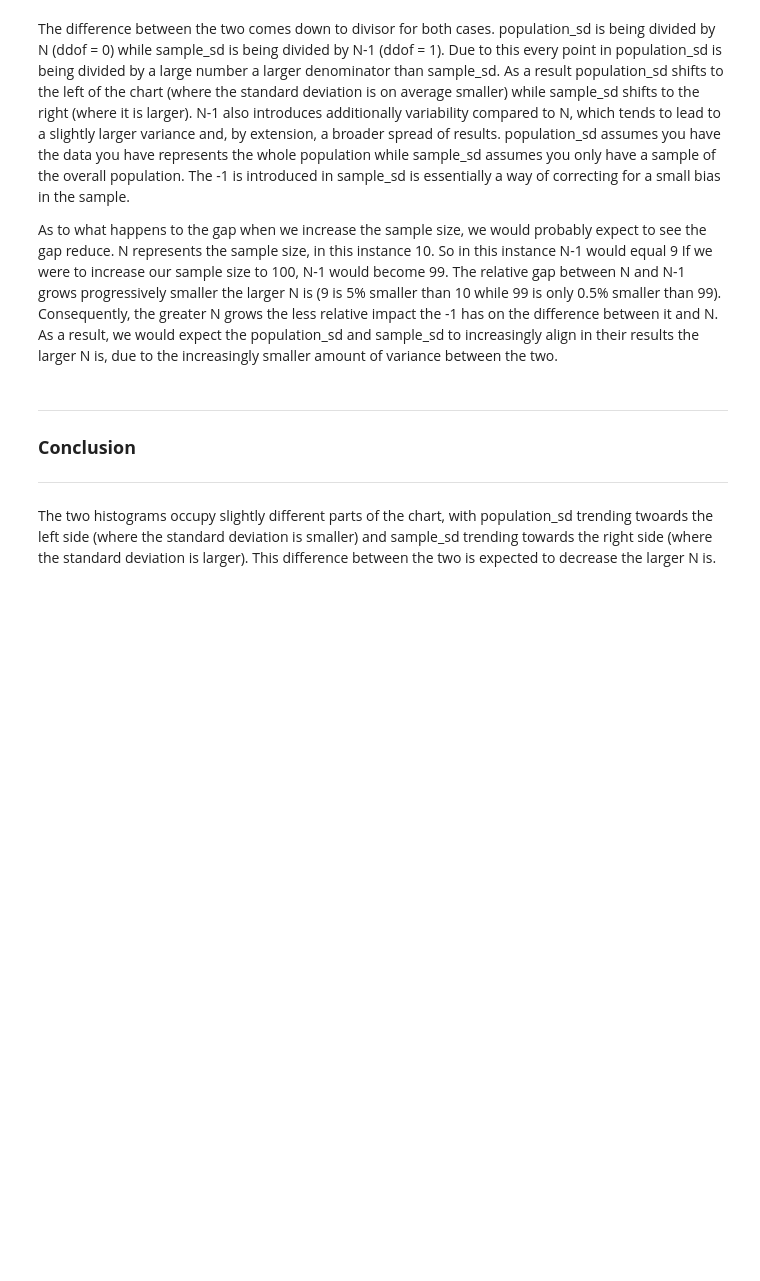
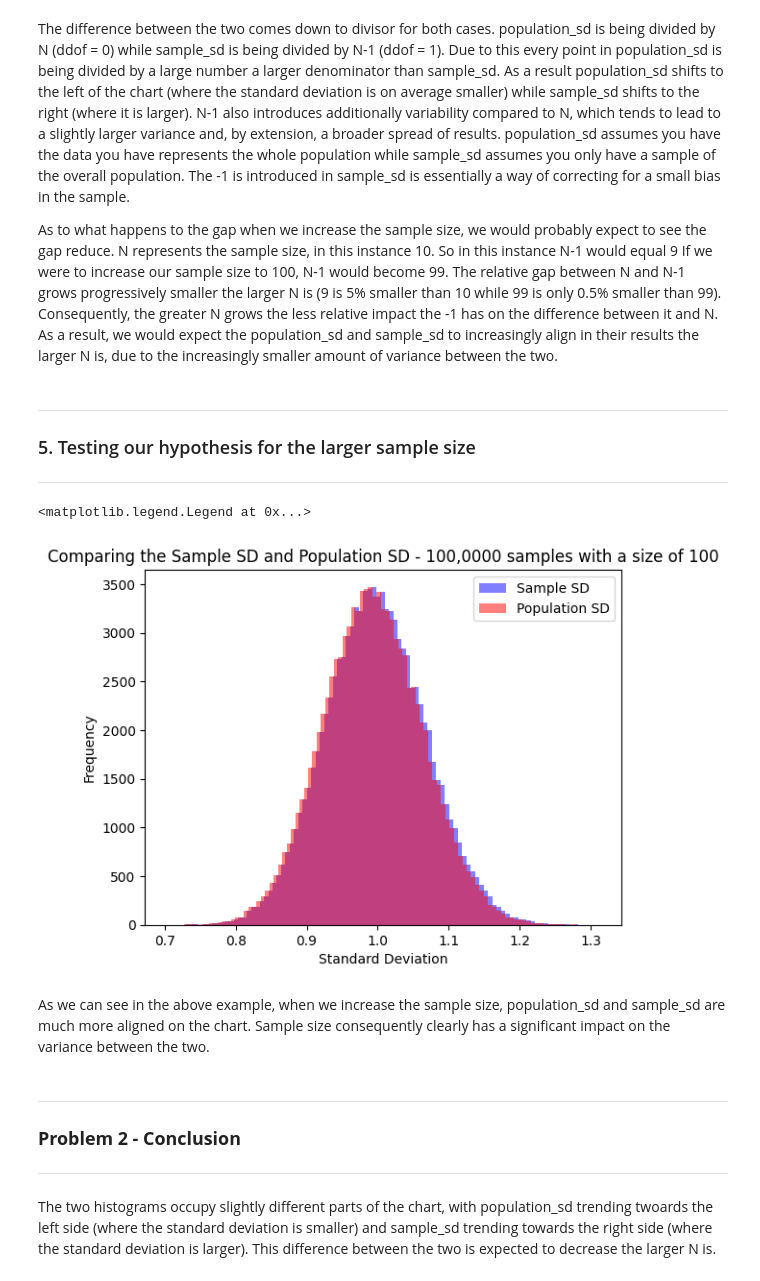
Before and after one commit to NeilTynan/applied-statistics, a Jupyter notebook: problems.ipynb, the cells around one changed output. Cells and saved outputs as stored; diff of their text form; code cells hidden in the pictures; blank space fills up the shorter version.

Commit message:
Went back to problem 2 to add a section testing the final hypothesis.

```diff
--- a/problems.ipynb
+++ b/problems.ipynb
@@ -279,9 +279,35 @@ We can see that population_sd is shifted to the left of the historgram while sam
 The difference between the two comes down to divisor for both cases. population_sd is being divided by N (ddof = 0) while sample_sd is being divided by N-1 (ddof = 1). Due to this every point in population_sd is being divided by a large number a larger denominator than sample_sd. As a result population_sd shifts to the left of the chart (where the standard deviation is on average smaller) while sample_sd shifts to the right (where it is larger). N-1 also introduces additionally variability compared to N, which tends to lead to a slightly larger variance and, by extension, a broader spread of results. population_sd assumes you have the data you have represents the whole population while sample_sd assumes you only have a sample of the overall population. The -1 is introduced in sample_sd is essentially a way of correcting for a small bias in the sample.
 
 As to what happens to the gap when we increase the sample size, we would probably expect to see the gap reduce. N represents the sample size, in this instance 10. So in this instance N-1 would equal 9 If we were to increase our sample size to 100, N-1 would become 99. The relative gap between N and N-1 grows progressively smaller the larger N is (9 is 5% smaller than 10 while 99 is only 0.5% smaller than 99). Consequently, the greater N grows the less relative impact the -1 has on the difference between it and N. As a result, we would expect the population_sd and sample_sd to increasingly align in their results the larger N is, due to the increasingly smaller amount of variance between the two.
+# %% [markdown]
+---
+### 5. Testing our hypothesis for the larger sample size
+---
+# %%
+# Same code for the variables, except for sample size
+samples = 100000
+samplesize = 100 # Smple size increased to 100 from 10
+data = np.random.normal(0,1, (samples,samplesize))
+# %%
+# Same code for generating the standard deviation
+sample_sd = np.std(data, ddof=1, axis=1)
+population_sd = np.std(data, ddof=0, axis=1)
+# %%
+# All the same code for the histogram (except for the text related to the sample size)
+plt.hist(sample_sd, bins=100, alpha=0.5, label = "Sample SD", color = "blue")
+plt.hist(population_sd, bins=100, alpha=0.5, label = "Population SD", color = "red")
+plt.xlabel ("Standard Deviation")
+plt.ylabel("Frequency")
+plt.title("Comparing the Sample SD and Population SD - 100,0000 samples with a size of 100")
+plt.legend()
+# %% [output]
+<matplotlib.legend.Legend at 0x...>
+[figure, added]
+# %% [markdown]
+As we can see in the above example, when we increase the sample size, population_sd and sample_sd are much more aligned on the chart. Sample size consequently clearly has a significant impact on the variance between the two.
 # %% [markdown]
 ---
-### **Conclusion**
+### **Problem 2 - Conclusion**
 ---
 # %% [markdown]
 The two histograms occupy slightly different parts of the chart, with population_sd trending twoards the left side (where the standard deviation is smaller) and sample_sd trending towards the right  side (where the standard deviation is larger). This difference between the two is expected to decrease the larger N is.
```
Also changed, not shown: parts of 5 cells of this notebook, 1 other file.
